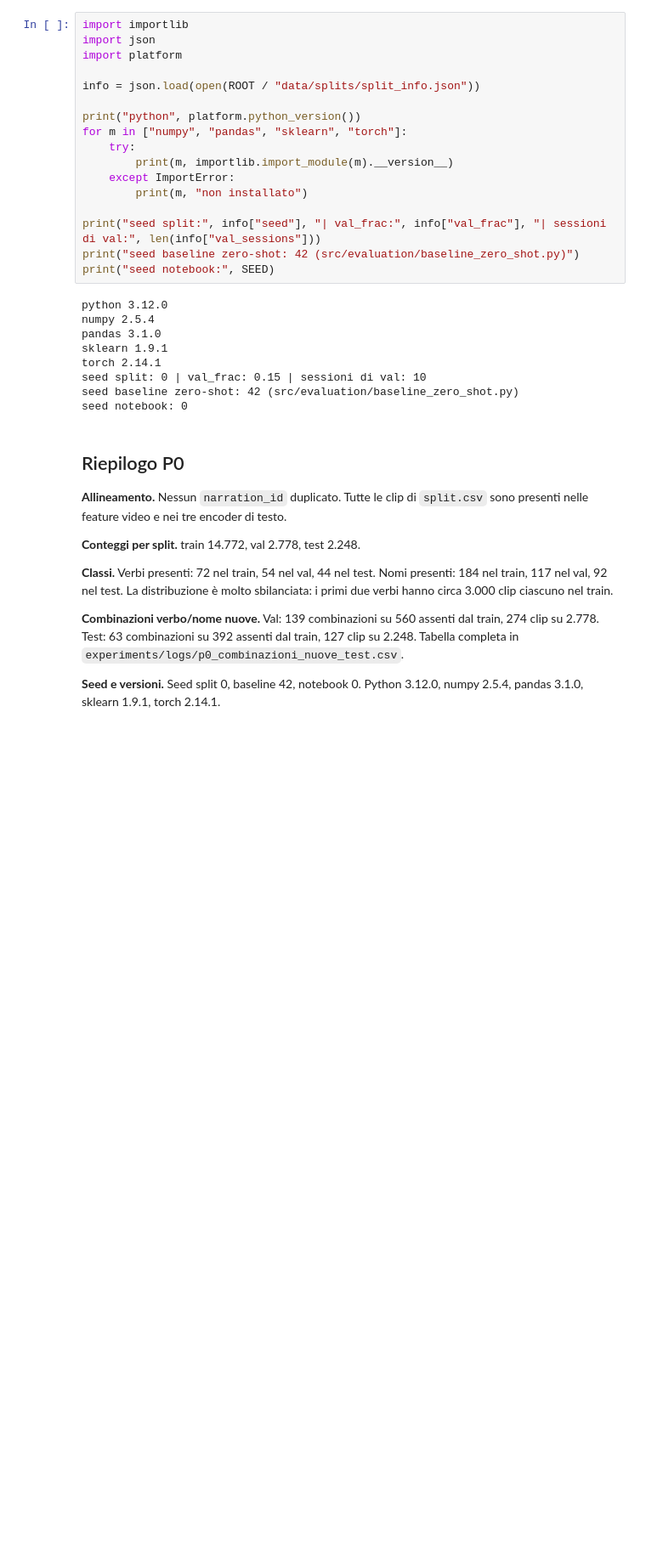
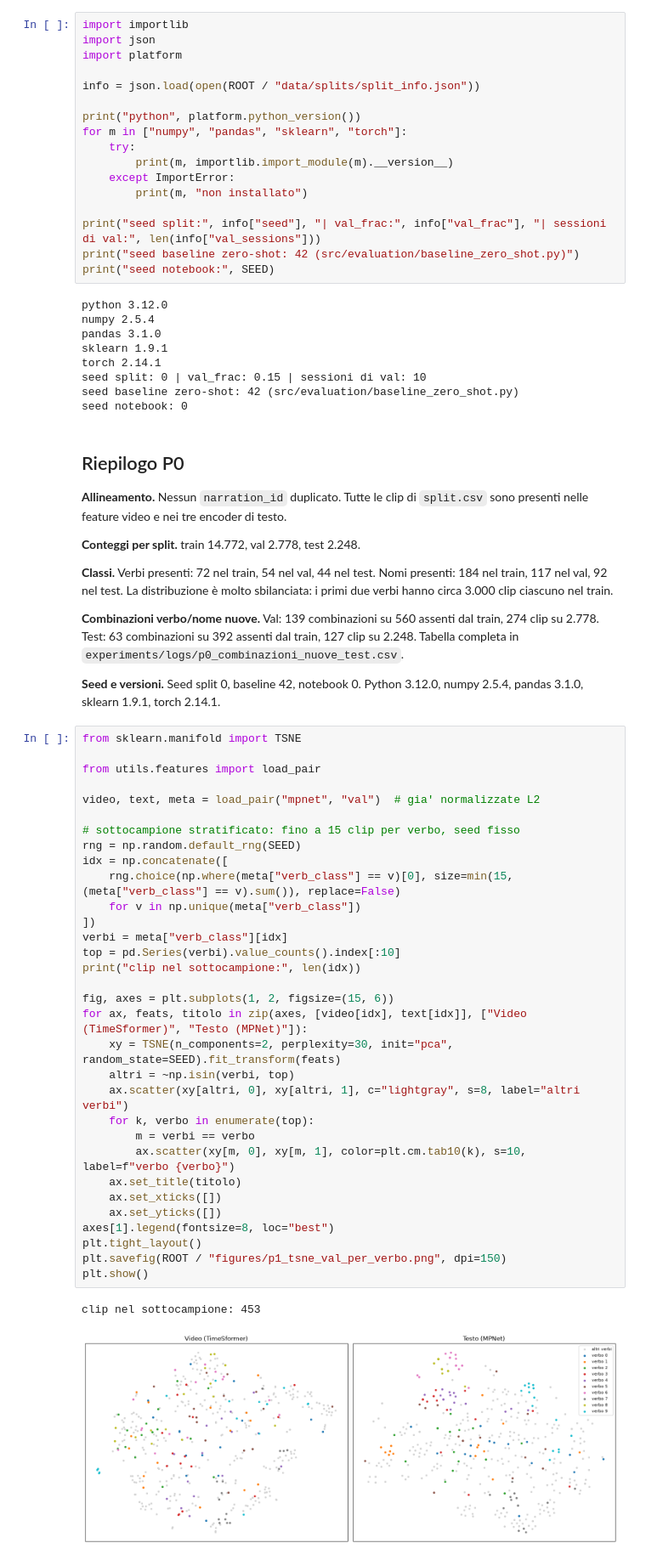
Before and after one commit to lorenzodidomenic/dl26-project-ek100-clip-video-retrieval, a Jupyter notebook: notebooks/sanity_dati.ipynb, the cells around one changed output. Shown at 85% size. Cells and saved outputs as stored; diff of their text form; blank space fills up the shorter version.

```diff
--- a/notebooks/sanity_dati.ipynb
+++ b/notebooks/sanity_dati.ipynb
@@ -151,3 +151,38 @@ seed notebook: 0
 **Combinazioni verbo/nome nuove.** Val: 139 combinazioni su 560 assenti dal train, 274 clip su 2.778. Test: 63 combinazioni su 392 assenti dal train, 127 clip su 2.248. Tabella completa in `experiments/logs/p0_combinazioni_nuove_test.csv`.
 
 **Seed e versioni.** Seed split 0, baseline 42, notebook 0. Python 3.12.0, numpy 2.5.4, pandas 3.1.0, sklearn 1.9.1, torch 2.14.1.
+# %%
+from sklearn.manifold import TSNE
+
+from utils.features import load_pair
+
+video, text, meta = load_pair("mpnet", "val")  # gia' normalizzate L2
+
+# sottocampione stratificato: fino a 15 clip per verbo, seed fisso
+rng = np.random.default_rng(SEED)
+idx = np.concatenate([
+    rng.choice(np.where(meta["verb_class"] == v)[0], size=min(15, (meta["verb_class"] == v).sum()), replace=False)
+    for v in np.unique(meta["verb_class"])
+])
+verbi = meta["verb_class"][idx]
+top = pd.Series(verbi).value_counts().index[:10]
+print("clip nel sottocampione:", len(idx))
+
+fig, axes = plt.subplots(1, 2, figsize=(15, 6))
+for ax, feats, titolo in zip(axes, [video[idx], text[idx]], ["Video (TimeSformer)", "Testo (MPNet)"]):
+    xy = TSNE(n_components=2, perplexity=30, init="pca", random_state=SEED).fit_transform(feats)
+    altri = ~np.isin(verbi, top)
+    ax.scatter(xy[altri, 0], xy[altri, 1], c="lightgray", s=8, label="altri verbi")
+    for k, verbo in enumerate(top):
+        m = verbi == verbo
+        ax.scatter(xy[m, 0], xy[m, 1], color=plt.cm.tab10(k), s=10, label=f"verbo {verbo}")
+    ax.set_title(titolo)
+    ax.set_xticks([])
+    ax.set_yticks([])
+axes[1].legend(fontsize=8, loc="best")
+plt.tight_layout()
+plt.savefig(ROOT / "figures/p1_tsne_val_per_verbo.png", dpi=150)
+plt.show()
+# %% [output]
+clip nel sottocampione: 453
+[figure, added]
```
Also changed, not shown: parts of 1 cell of this notebook, 3 other files.
